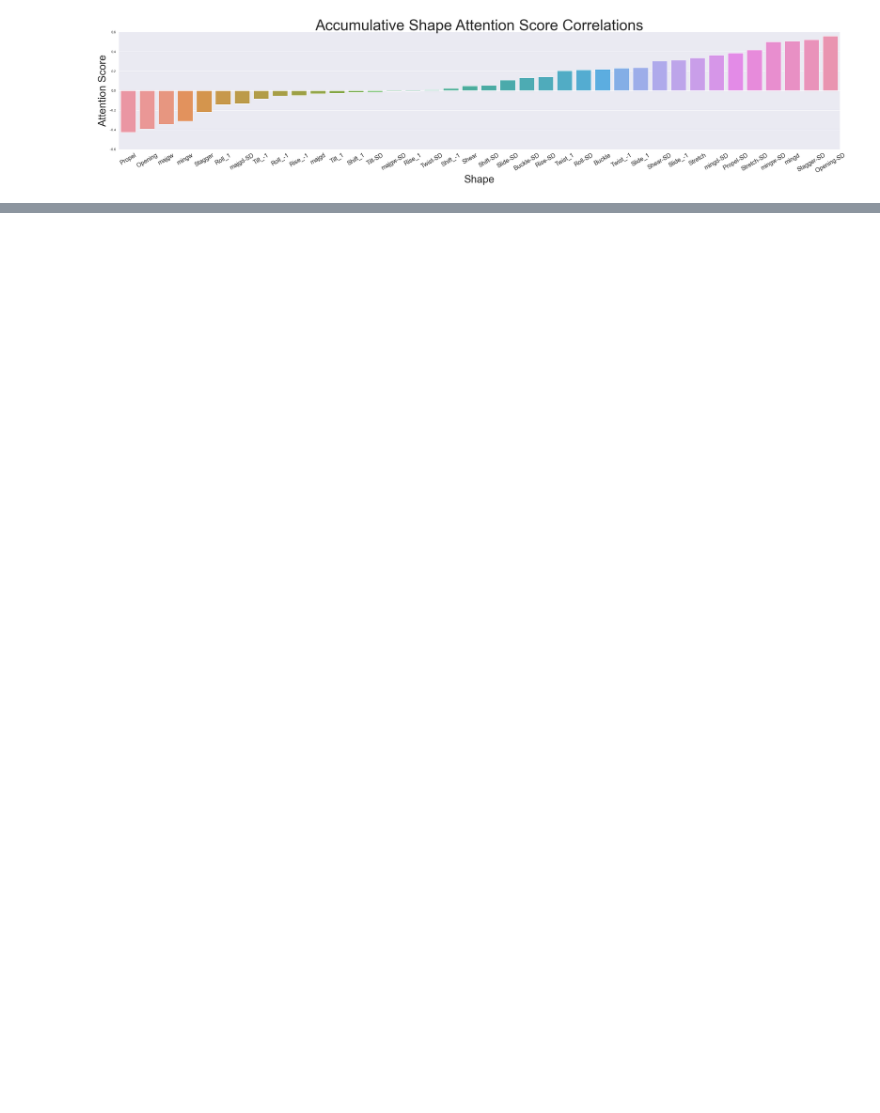
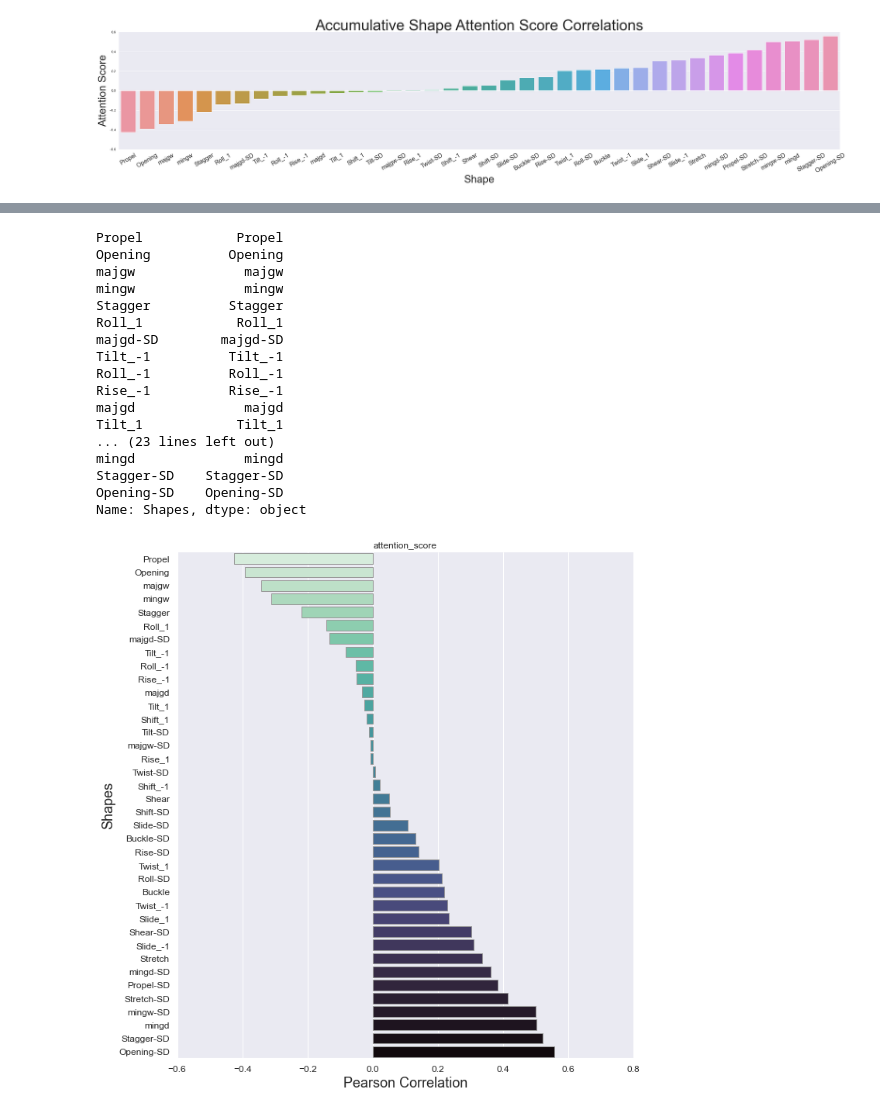
Before and after one commit to beckii0930/nucleosome_occupancy, a Jupyter notebook: tbinet_stuff/analyze_attention2.ipynb, the cells around one changed output, grey strips where cells are left out. Saved outputs shown, nothing was run; the diff lists cells and outputs as text; code cells hidden in the pictures; blank space fills up the shorter version.

```diff
--- a/tbinet_stuff/analyze_attention2.ipynb
+++ b/tbinet_stuff/analyze_attention2.ipynb
@@ -641,8 +643,6 @@ def addReversCompScores(attention_outputs, d):
     # get exact attentions of chars
     from IPython.display import display
     mapped_add = {}
-    mapped_add0 = {}
-    mapped_add1 = {}
 #     testmat = scipy.io.loadmat(data_folder+'Test_data.mat')
 #     d = testmat['Test_data']
     for seq in range(len(attention_outputs)):
@@ -1043,0 +961,64 @@ shape_df
+# %%
+################################### Correlation plots for DNA shape ###################################
+import seaborn as sns
+import matplotlib.pyplot
+
+# use added reverse complement score way
+attention_score0 = []
+attention_score1 = []
+attention_score = []
+attention_score_norm0 = []
+attention_score_norm1 = []
+attention_score_norm = []
+
+for k in tb.items(): # set values to the 5mer order as seen in tb
+    attention_score.append(ordered_map_add[k[0]])
+    attention_score0.append(ordered_map_add0[k[0]])
+    attention_score1.append(ordered_map_add1[k[0]])
+
+    attention_score_norm.append(ordered_map_add_norm[k[0]])
+    attention_score_norm0.append(ordered_map_add_norm0[k[0]])
+    attention_score_norm1.append(ordered_map_add_norm1[k[0]])
+
+shape_df =  pd.DataFrame.from_dict(tb,orient='index', columns=['Shear', 'Stretch', 'Stagger', 'Buckle', 'Propel', 'Opening',
+'Shift_-1', 'Shift_1', 'Slide_-1', 'Slide_1', 'Rise_-1', 'Rise_1','Tilt_-1', 'Tilt_1',
+'Roll_-1', 'Roll_1', 'Twist_-1', 'Twist_1', 'mingw', 'mingd', 'majgw', 'majgd',
+'Shear-SD', 'Stretch-SD', 'Stagger-SD', 'Buckle-SD', 'Propel-SD', 'Opening-SD',
+'Shift-SD', 'Slide-SD', 'Rise-SD', 'Tilt-SD', 'Roll-SD', 'Twist-SD', 'mingw-SD',
+'mingd-SD', 'majgw-SD', 'majgd-SD'])
+# print(shape_df)
+shape_df['attention_score'] = attention_score
+shape_df['attention_score0'] = attention_score0
+shape_df['attention_score1'] = attention_score1
+
+shape_df['attention_score_norm'] = attention_score_norm
+shape_df['attention_score_norm0'] = attention_score_norm0
+shape_df['attention_score_norm1'] = attention_score_norm1
+
+shape_ordered = plotAttention('attention_score', [],'Attention Score' )
+plotAttention('attention_score0', shape_ordered, 'Attention Score for Nucleosome Depleted Sequences')
+plotAttention('attention_score1', shape_ordered, 'Attention Score for Nucleosome Enriched Sequences' )
+
+# shape_ordered = plotAttention('attention_score_norm', [],'Attention Score Normalized' )
+plotAttention('attention_score_norm', shape_ordered,'Attention Score Normalized' )
+plotAttention('attention_score_norm0', shape_ordered, 'Attention Score for Nucleosome Depleted Sequences Normalized')
+plotAttention('attention_score_norm1', shape_ordered, 'Attention Score for Nucleosome Enriched Sequences Normalized' )
+# %% [output]
+Propel            Propel
+Opening          Opening
+majgw              majgw
+mingw              mingw
+Stagger          Stagger
+Roll_1            Roll_1
+majgd-SD        majgd-SD
+Tilt_-1          Tilt_-1
+Roll_-1          Roll_-1
+Rise_-1          Rise_-1
+majgd              majgd
+Tilt_1            Tilt_1
+... (23 lines left out)
+mingd              mingd
+Stagger-SD    Stagger-SD
+Opening-SD    Opening-SD
+Name: Shapes, dtype: object
+[figure, added]
```
Also changed, not shown: parts of 17 cells of this notebook, 13 other files.
